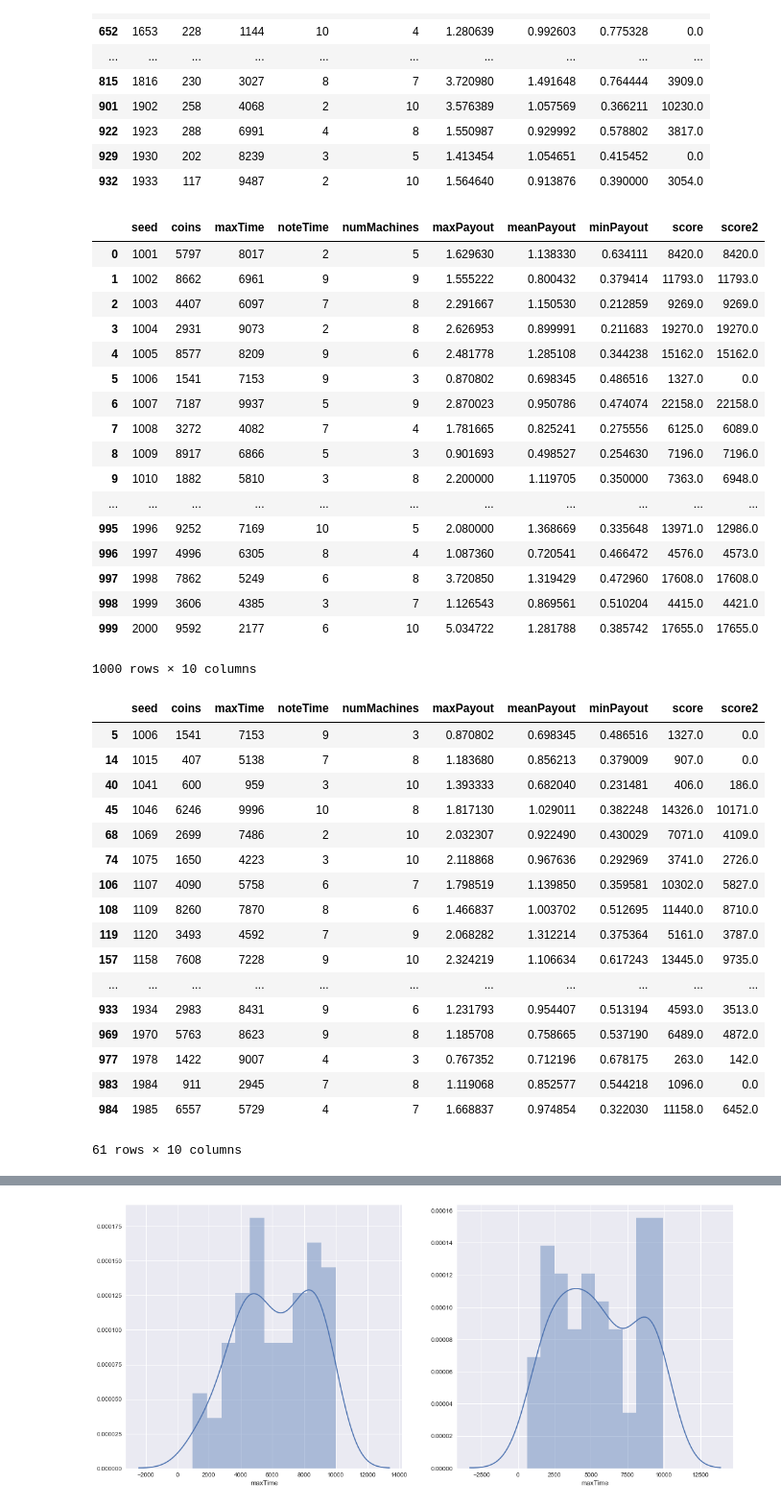
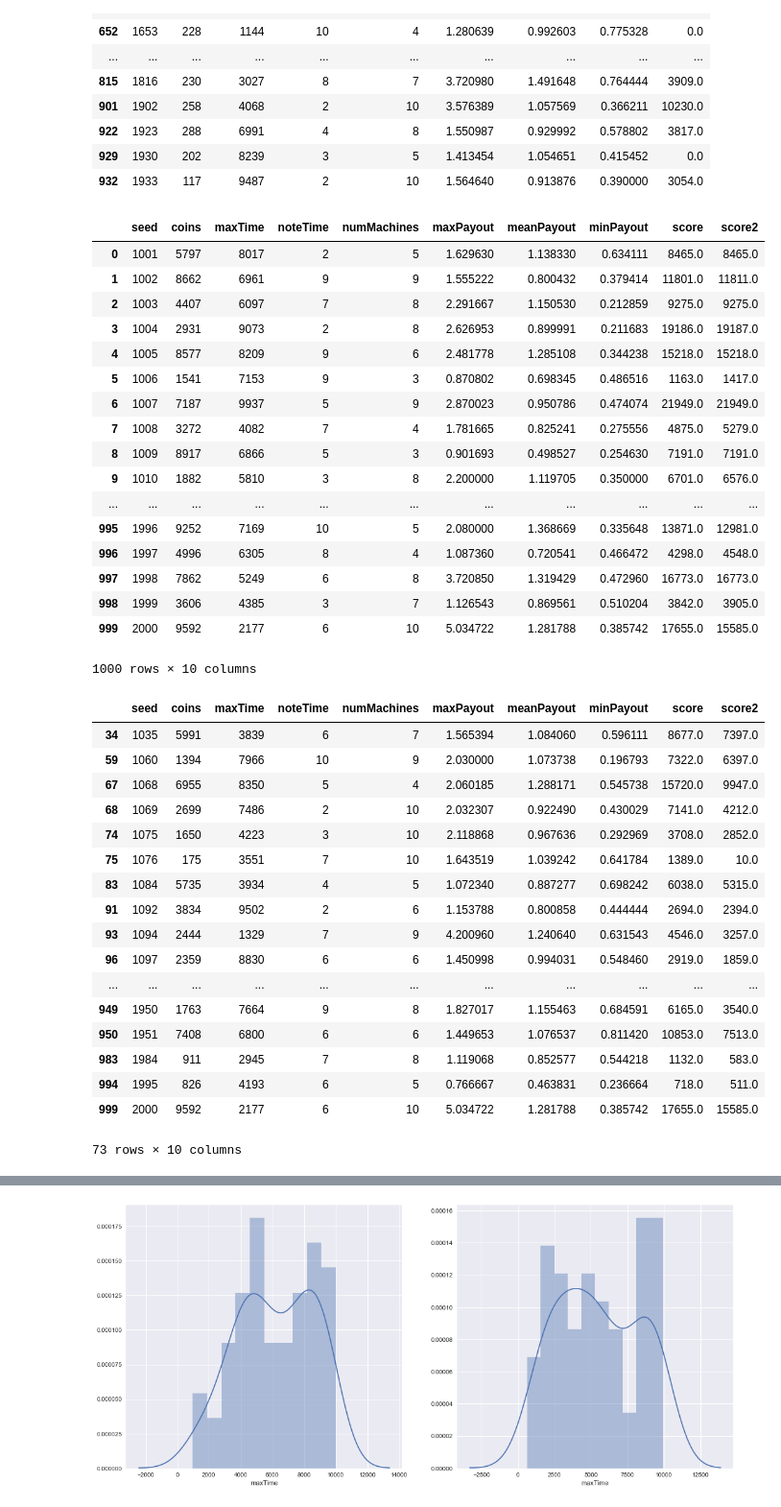
Before and after one commit to threepipes/mm99, a Jupyter notebook: jupyter/analyze_each.ipynb, the cells around one changed output, grey strips where cells are left out. Shown at 96% size. Saved outputs shown, nothing was run; the diff lists cells and outputs as text; code cells hidden in the pictures.

```diff
--- a/jupyter/analyze_each.ipynb
+++ b/jupyter/analyze_each.ipynb
@@ -116,12 +117,14 @@ df[df.coins < 300]
 | 929 | 1930 | 202 | 8239 | 3 | 5 | 1.413454 | 1.054651 | 0.415452 | 0.0 |
 | 932 | 1933 | 117 | 9487 | 2 | 10 | 1.564640 | 0.913876 | 0.390000 | 3054.0 |
 # %%
-# target1 = base_dir + 'result_0319_011719.csv'
+target1 = base_dir + 'result_0319_011719.csv'
 # target2 = base_dir + 'result_0319_022849.csv'
 # target2 = base_dir + 'result_0319_122008.csv'
 # target2 = base_dir + 'result_0319_152639.csv'
-target1 = base_dir + 'result_0319_201907.csv'
-target2 = base_dir + 'result_0319_202808.csv'
+# target1 = base_dir + 'result_0319_201907.csv'
+# target2 = base_dir + 'result_0319_202808.csv'
+# target1 = base_dir + 'result_0319_224123.csv'
+target2 = base_dir + 'result_0320_070301.csv'
 # %%
 df1 = pd.read_csv(target1)
 df2 = pd.read_csv(target2)
@@ -129,43 +132,43 @@ df1['score2'] = df2.score
 df1
 # %% [output]
 |  | seed | coins | maxTime | noteTime | numMachines | maxPayout | meanPayout | minPayout | score | score2 |
-| 0 | 1001 | 5797 | 8017 | 2 | 5 | 1.629630 | 1.138330 | 0.634111 | 8420.0 | 8420.0 |
-| 1 | 1002 | 8662 | 6961 | 9 | 9 | 1.555222 | 0.800432 | 0.379414 | 11793.0 | 11793.0 |
-| 2 | 1003 | 4407 | 6097 | 7 | 8 | 2.291667 | 1.150530 | 0.212859 | 9269.0 | 9269.0 |
-| 3 | 1004 | 2931 | 9073 | 2 | 8 | 2.626953 | 0.899991 | 0.211683 | 19270.0 | 19270.0 |
-| 4 | 1005 | 8577 | 8209 | 9 | 6 | 2.481778 | 1.285108 | 0.344238 | 15162.0 | 15162.0 |
-| 5 | 1006 | 1541 | 7153 | 9 | 3 | 0.870802 | 0.698345 | 0.486516 | 1327.0 | 0.0 |
-| 6 | 1007 | 7187 | 9937 | 5 | 9 | 2.870023 | 0.950786 | 0.474074 | 22158.0 | 22158.0 |
-| 7 | 1008 | 3272 | 4082 | 7 | 4 | 1.781665 | 0.825241 | 0.275556 | 6125.0 | 6089.0 |
-| 8 | 1009 | 8917 | 6866 | 5 | 3 | 0.901693 | 0.498527 | 0.254630 | 7196.0 | 7196.0 |
-| 9 | 1010 | 1882 | 5810 | 3 | 8 | 2.200000 | 1.119705 | 0.350000 | 7363.0 | 6948.0 |
+| 0 | 1001 | 5797 | 8017 | 2 | 5 | 1.629630 | 1.138330 | 0.634111 | 8465.0 | 8465.0 |
+| 1 | 1002 | 8662 | 6961 | 9 | 9 | 1.555222 | 0.800432 | 0.379414 | 11801.0 | 11811.0 |
+| 2 | 1003 | 4407 | 6097 | 7 | 8 | 2.291667 | 1.150530 | 0.212859 | 9275.0 | 9275.0 |
+| 3 | 1004 | 2931 | 9073 | 2 | 8 | 2.626953 | 0.899991 | 0.211683 | 19186.0 | 19187.0 |
+| 4 | 1005 | 8577 | 8209 | 9 | 6 | 2.481778 | 1.285108 | 0.344238 | 15218.0 | 15218.0 |
+| 5 | 1006 | 1541 | 7153 | 9 | 3 | 0.870802 | 0.698345 | 0.486516 | 1163.0 | 1417.0 |
+| 6 | 1007 | 7187 | 9937 | 5 | 9 | 2.870023 | 0.950786 | 0.474074 | 21949.0 | 21949.0 |
+| 7 | 1008 | 3272 | 4082 | 7 | 4 | 1.781665 | 0.825241 | 0.275556 | 4875.0 | 5279.0 |
+| 8 | 1009 | 8917 | 6866 | 5 | 3 | 0.901693 | 0.498527 | 0.254630 | 7191.0 | 7191.0 |
+| 9 | 1010 | 1882 | 5810 | 3 | 8 | 2.200000 | 1.119705 | 0.350000 | 6701.0 | 6576.0 |
 | ... | ... | ... | ... | ... | ... | ... | ... | ... | ... | ... |
-| 995 | 1996 | 9252 | 7169 | 10 | 5 | 2.080000 | 1.368669 | 0.335648 | 13971.0 | 12986.0 |
-| 996 | 1997 | 4996 | 6305 | 8 | 4 | 1.087360 | 0.720541 | 0.466472 | 4576.0 | 4573.0 |
-| 997 | 1998 | 7862 | 5249 | 6 | 8 | 3.720850 | 1.319429 | 0.472960 | 17608.0 | 17608.0 |
-| 998 | 1999 | 3606 | 4385 | 3 | 7 | 1.126543 | 0.869561 | 0.510204 | 4415.0 | 4421.0 |
-| 999 | 2000 | 9592 | 2177 | 6 | 10 | 5.034722 | 1.281788 | 0.385742 | 17655.0 | 17655.0 |
+| 995 | 1996 | 9252 | 7169 | 10 | 5 | 2.080000 | 1.368669 | 0.335648 | 13871.0 | 12981.0 |
+| 996 | 1997 | 4996 | 6305 | 8 | 4 | 1.087360 | 0.720541 | 0.466472 | 4298.0 | 4548.0 |
+| 997 | 1998 | 7862 | 5249 | 6 | 8 | 3.720850 | 1.319429 | 0.472960 | 16773.0 | 16773.0 |
+| 998 | 1999 | 3606 | 4385 | 3 | 7 | 1.126543 | 0.869561 | 0.510204 | 3842.0 | 3905.0 |
+| 999 | 2000 | 9592 | 2177 | 6 | 10 | 5.034722 | 1.281788 | 0.385742 | 17655.0 | 15585.0 |
 1000 rows × 10 columns
 # %%
-losecase = df1[df1.score * 0.8 > df1.score2]
+losecase = df1[df1.score * 0.9 > df1.score2]
 losecase
 # %% [output]
 |  | seed | coins | maxTime | noteTime | numMachines | maxPayout | meanPayout | minPayout | score | score2 |
-| 5 | 1006 | 1541 | 7153 | 9 | 3 | 0.870802 | 0.698345 | 0.486516 | 1327.0 | 0.0 |
-| 14 | 1015 | 407 | 5138 | 7 | 8 | 1.183680 | 0.856213 | 0.379009 | 907.0 | 0.0 |
-| 40 | 1041 | 600 | 959 | 3 | 10 | 1.393333 | 0.682040 | 0.231481 | 406.0 | 186.0 |
-| 45 | 1046 | 6246 | 9996 | 10 | 8 | 1.817130 | 1.029011 | 0.382248 | 14326.0 | 10171.0 |
-| 68 | 1069 | 2699 | 7486 | 2 | 10 | 2.032307 | 0.922490 | 0.430029 | 7071.0 | 4109.0 |
-| 74 | 1075 | 1650 | 4223 | 3 | 10 | 2.118868 | 0.967636 | 0.292969 | 3741.0 | 2726.0 |
-| 106 | 1107 | 4090 | 5758 | 6 | 7 | 1.798519 | 1.139850 | 0.359581 | 10302.0 | 5827.0 |
-| 108 | 1109 | 8260 | 7870 | 8 | 6 | 1.466837 | 1.003702 | 0.512695 | 11440.0 | 8710.0 |
-| 119 | 1120 | 3493 | 4592 | 7 | 9 | 2.068282 | 1.312214 | 0.375364 | 5161.0 | 3787.0 |
-| 157 | 1158 | 7608 | 7228 | 9 | 10 | 2.324219 | 1.106634 | 0.617243 | 13445.0 | 9735.0 |
+| 34 | 1035 | 5991 | 3839 | 6 | 7 | 1.565394 | 1.084060 | 0.596111 | 8677.0 | 7397.0 |
+| 59 | 1060 | 1394 | 7966 | 10 | 9 | 2.030000 | 1.073738 | 0.196793 | 7322.0 | 6397.0 |
+| 67 | 1068 | 6955 | 8350 | 5 | 4 | 2.060185 | 1.288171 | 0.545738 | 15720.0 | 9947.0 |
+| 68 | 1069 | 2699 | 7486 | 2 | 10 | 2.032307 | 0.922490 | 0.430029 | 7141.0 | 4212.0 |
+| 74 | 1075 | 1650 | 4223 | 3 | 10 | 2.118868 | 0.967636 | 0.292969 | 3708.0 | 2852.0 |
+| 75 | 1076 | 175 | 3551 | 7 | 10 | 1.643519 | 1.039242 | 0.641784 | 1389.0 | 10.0 |
+| 83 | 1084 | 5735 | 3934 | 4 | 5 | 1.072340 | 0.887277 | 0.698242 | 6038.0 | 5315.0 |
+| 91 | 1092 | 3834 | 9502 | 2 | 6 | 1.153788 | 0.800858 | 0.444444 | 2694.0 | 2394.0 |
+| 93 | 1094 | 2444 | 1329 | 7 | 9 | 4.200960 | 1.240640 | 0.631543 | 4546.0 | 3257.0 |
+| 96 | 1097 | 2359 | 8830 | 6 | 6 | 1.450998 | 0.994031 | 0.548460 | 2919.0 | 1859.0 |
 | ... | ... | ... | ... | ... | ... | ... | ... | ... | ... | ... |
-| 933 | 1934 | 2983 | 8431 | 9 | 6 | 1.231793 | 0.954407 | 0.513194 | 4593.0 | 3513.0 |
-| 969 | 1970 | 5763 | 8623 | 9 | 8 | 1.185708 | 0.758665 | 0.537190 | 6489.0 | 4872.0 |
-| 977 | 1978 | 1422 | 9007 | 4 | 3 | 0.767352 | 0.712196 | 0.678175 | 263.0 | 142.0 |
-| 983 | 1984 | 911 | 2945 | 7 | 8 | 1.119068 | 0.852577 | 0.544218 | 1096.0 | 0.0 |
-| 984 | 1985 | 6557 | 5729 | 4 | 7 | 1.668837 | 0.974854 | 0.322030 | 11158.0 | 6452.0 |
+| 949 | 1950 | 1763 | 7664 | 9 | 8 | 1.827017 | 1.155463 | 0.684591 | 6165.0 | 3540.0 |
+| 950 | 1951 | 7408 | 6800 | 6 | 6 | 1.449653 | 1.076537 | 0.811420 | 10853.0 | 7513.0 |
+| 983 | 1984 | 911 | 2945 | 7 | 8 | 1.119068 | 0.852577 | 0.544218 | 1132.0 | 583.0 |
+| 994 | 1995 | 826 | 4193 | 6 | 5 | 0.766667 | 0.463831 | 0.236664 | 718.0 | 511.0 |
+| 999 | 2000 | 9592 | 2177 | 6 | 10 | 5.034722 | 1.281788 | 0.385742 | 17655.0 | 15585.0 |
-61 rows × 10 columns
+73 rows × 10 columns
 # %%
```
Also changed, not shown: parts of 10 cells of this notebook, 3 other files.
